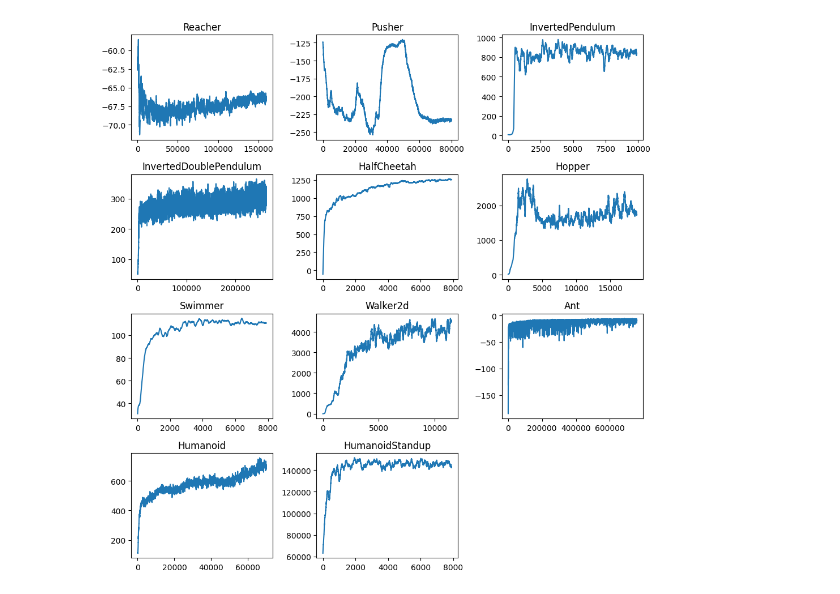
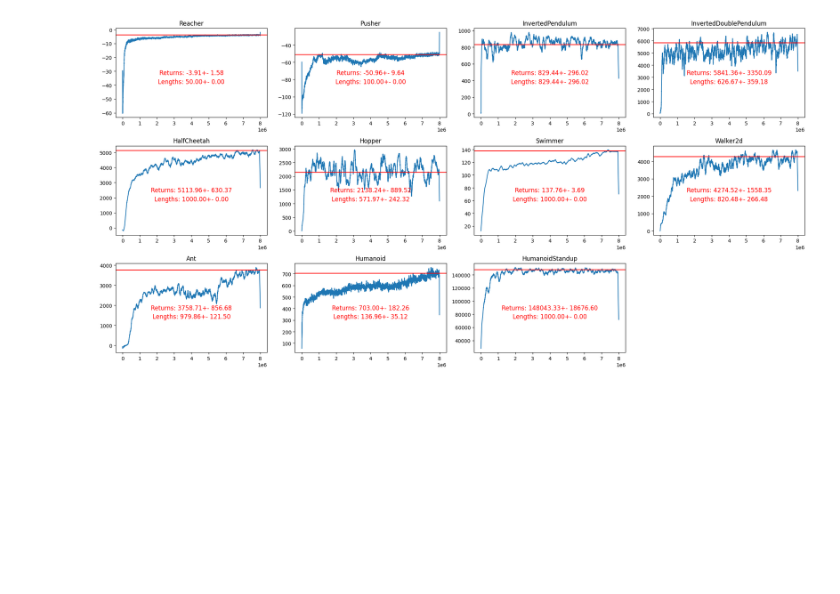
Before and after one commit to akarshkumar0101/synthetic-mdps, a Jupyter notebook: src/viz_data.ipynb, the cells around one changed output. Drawn from its saved outputs; the diff is of its cells as text; code cells hidden in the pictures; blank space fills up the shorter version.

```diff
--- a/src/viz_data.ipynb
+++ b/src/viz_data.ipynb
@@ -30,13 +26,36 @@ def smooth_curve(x, window):
+# %%
+def smooth_signal(x, window=100):
+    kernel = np.ones(window) / window
+    # pad_width = window // 2
+    # padded_signal = np.pad(x, pad_width, mode='edge')
+    # return np.convolve(padded_signal, kernel, mode='valid')
+    return np.convolve(x, kernel, mode='same')
+
+def exponential_smoothing(x, alpha=0.9):
+    smoothed_signal = np.zeros_like(x)
+    smoothed_signal[0] = x[0]
+    for t in range(1, len(x)):
+        smoothed_signal[t] = (1-alpha) * x[t] + alpha * smoothed_signal[t-1]
+    return smoothed_signal
 # %%
-plt.figure(figsize=(10, 10))
+plt.figure(figsize=(20, 10))
 for i, env in enumerate(tqdm(envs_mujoco)):
-    plt.subplot(4, 3, i+1)
+    plt.subplot(3, 4, i+1)
     stats = load_pkl(f"{data_dir}/datasets/mujoco/{env}", "train_stats")
-    x = np.array(stats['episode_return'])[:, 0]
-    x = np.convolve(x, np.ones(100)/100, mode='valid')
-    plt.plot(x)
+    x = np.array(stats['global_step']).reshape(-1)
+    y = np.array(stats['episode_return']).reshape(-1)
+    y = smooth_signal(y, window=100)
+    plt.plot(x, y)
+
+    stats = load_pkl(f"{data_dir}/datasets/mujoco/{env}", "dataset_stats")
+    returns = np.array(stats['episode_return']).reshape(-1)
+    lengths = np.array(stats['episode_length']).reshape(-1)
+    plt.text(0.5, 0.5, f"Returns: {np.mean(returns):.2f}+- {np.std(returns):.2f}", fontsize=12, ha='center', va='center', transform=plt.gca().transAxes, c='r')
+    plt.text(0.5, 0.4, f"Lengths: {np.mean(lengths):.2f}+- {np.std(lengths):.2f}", fontsize=12, ha='center', va='center', transform=plt.gca().transAxes, c='r')
+    plt.axhline(np.mean(returns), color='r')
     plt.title(env)
+
 plt.tight_layout()
 plt.show()
 # %% [output]
-[figure, old version]
+[figure, new version]
```
Also changed, not shown: parts of 8 cells of this notebook, 11 other files.
